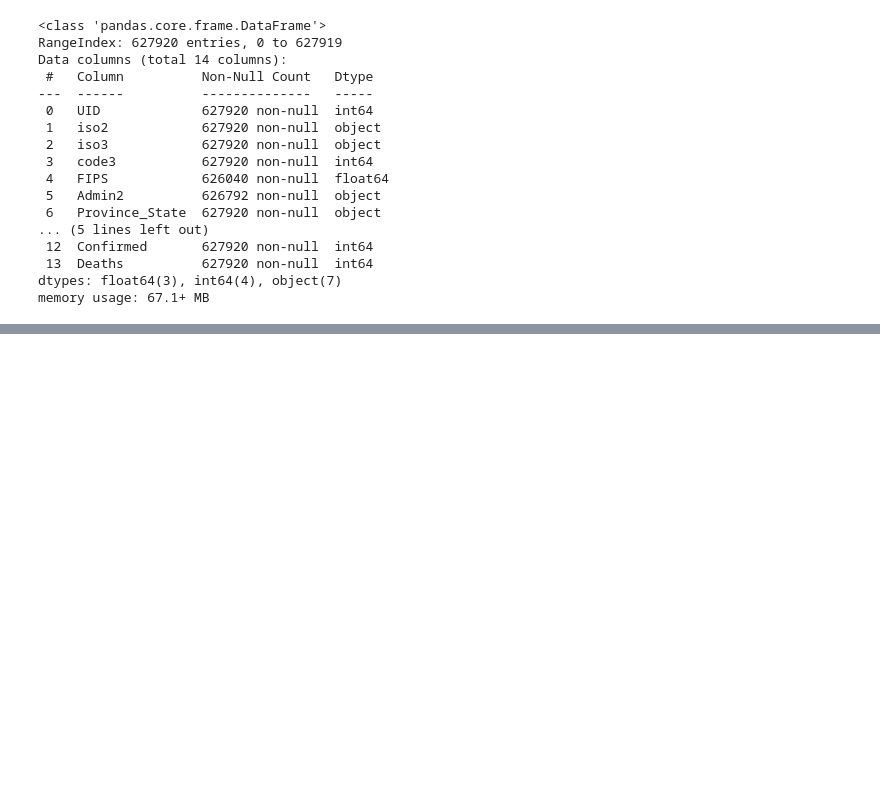
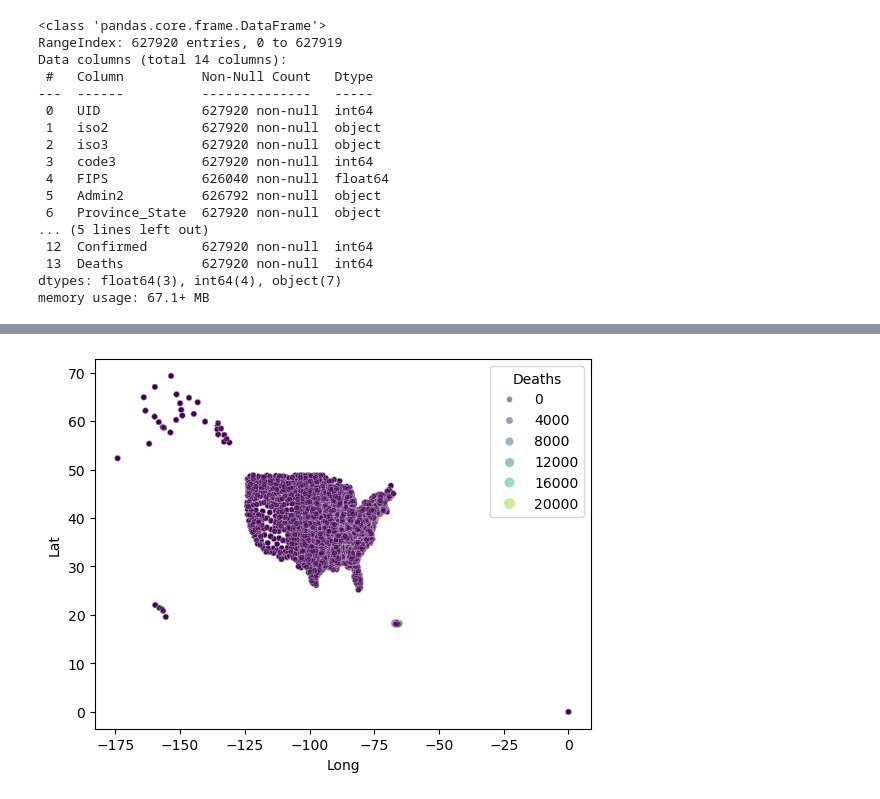
Before and after one commit to 27Swa/HackerRank-python-problems, a Jupyter notebook: Data preprocessing and visualization/covid-19-analysis-and-visualization.ipynb, the cells around one changed output, grey strips where cells are left out. Cells and saved outputs as stored; diff of their text form; code cells hidden in the pictures; blank space fills up the shorter version.

```diff
--- a/Data preprocessing and visualization/covid-19-analysis-and-visualization.ipynb
+++ b/Data preprocessing and visualization/covid-19-analysis-and-visualization.ipynb
@@ -918,0 +1072,13 @@ memory usage: 67.1+ MB
+# %%
+sns.scatterplot(
+    data = drop_na_df,
+    x = "Long",
+    y = "Lat",
+    size = 'Deaths',
+    hue = 'Deaths',
+    palette="viridis",
+    alpha=0.5,
+)
+plt.show()
+# %% [output]
+[figure, added]
```
Also changed, not shown: parts of 57 cells of this notebook.
